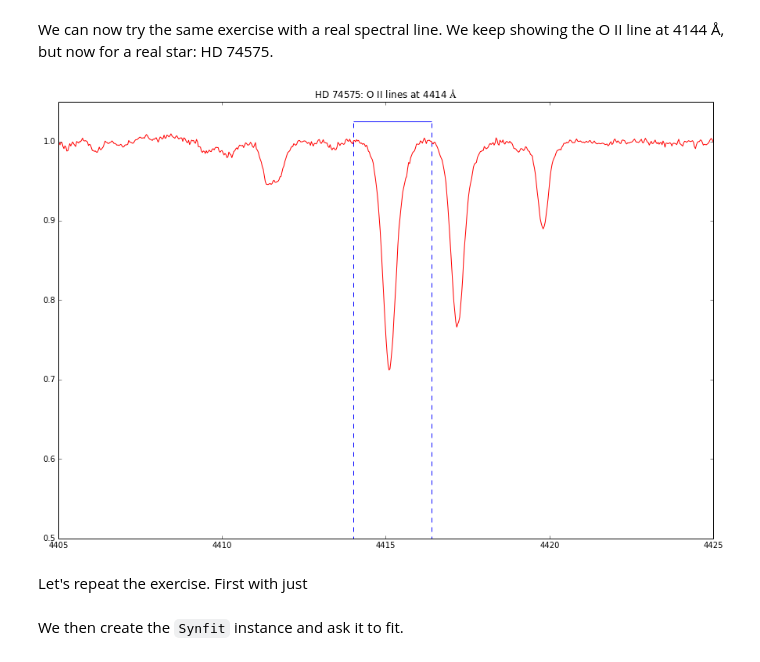
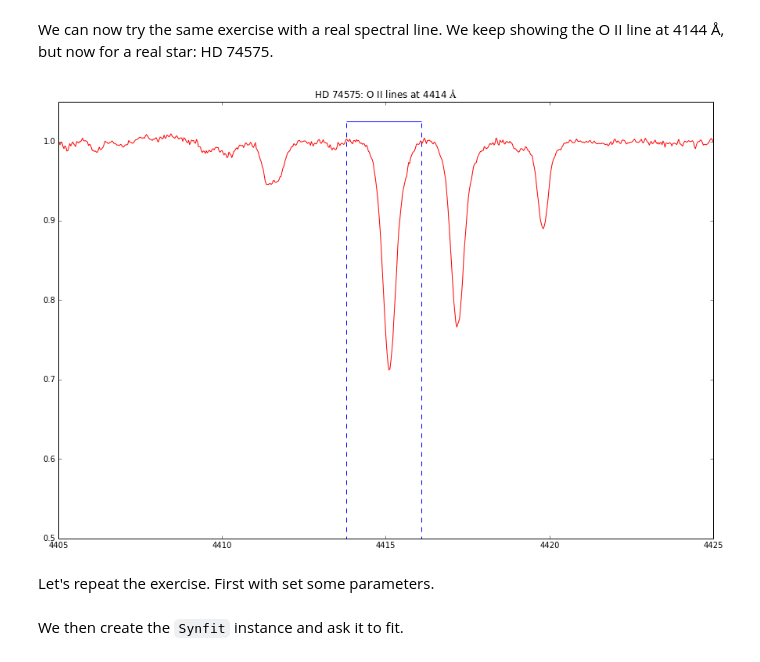
Before and after one commit to gabraganca/S4, a Jupyter notebook: examples/Synfit.ipynb, the cells around one changed output. Cells and saved outputs as stored; diff of their text form; code cells hidden in the pictures.

Commit message:
Define some variables as global.
I have two examples and they some variables in common.

```diff
--- a/examples/Synfit.ipynb
+++ b/examples/Synfit.ipynb
@@ -14,6 +14,13 @@ import matplotlib.pyplot as plt
 import s4
 from s4.synthesis import Synplot
 from s4.fitting import Synfit
+
+# Define global variables
+PARAMS = dict(teff=23000, logg=3.6, vrot=15, vmac_rt=10, vturb=10,
+              wstart=4405, wend=4425, noplot=True, relative=1,
+              abund='[8,8,8.69]')
+WINDOW = [4413.8, 4416.1]
+SYN_FILE = 'test_spectrum.dat'
 # %% [markdown]
 ## Synthetic spectrum
 # %% [markdown]
@@ -144,19 +151,19 @@ We can now try the same exercise with a real spectral line. We keep showing the
 # %%
 hd74575 = s4.io.load_spectrum('../notebooks/HD74575_f09601_4200_4500_norm.fits')
 
 fig = plt.figure(figsize=(15,10))
 
 ax=fig.add_subplot(111)
 
 ax.plot(hd74575[:,0], hd74575[:,1], 'r-')
 
 ax.set_xlim([4405, 4425])
 ax.set_ylim([0.5, 1.05])
 
 ax.set_title('HD 74575: O II lines at 4414 $\AA$')
 
-s4.plottools.plot_windows([4414, 4416.4])
+s4.plottools.plot_windows(WINDOW)
 # %% [output]
-[figure, old version]
+[figure, new version]
 # %% [markdown]
-Let's repeat the exercise. First with just
+Let's repeat the exercise. First with set some parameters.
```
Also changed, not shown: parts of 22 cells of this notebook.
